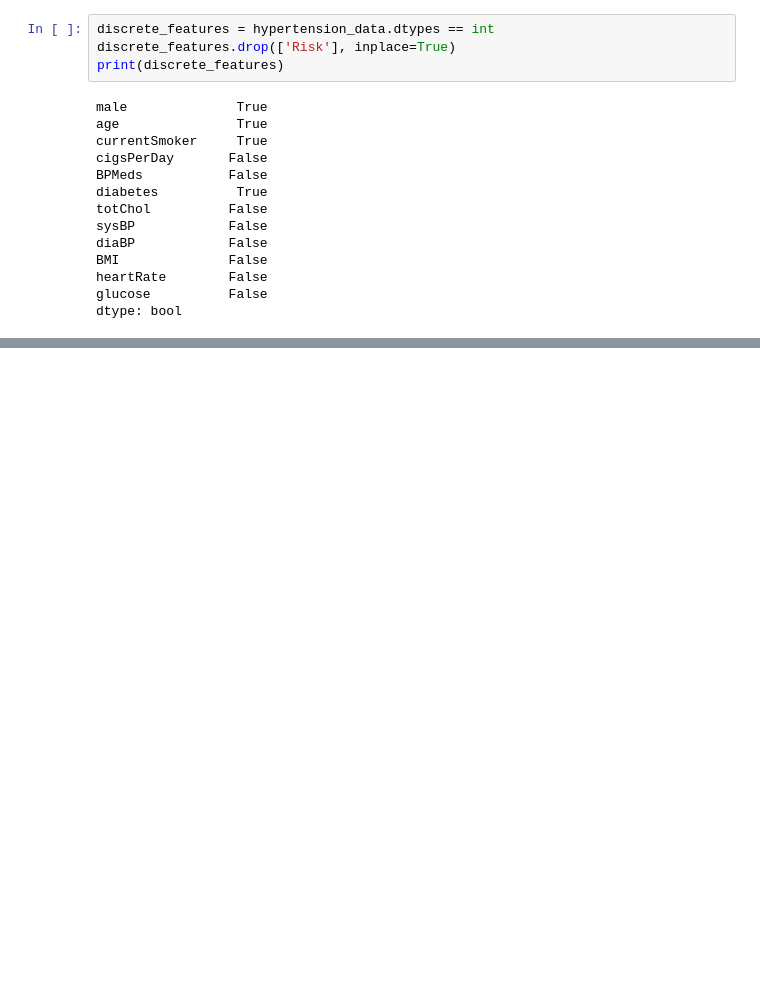
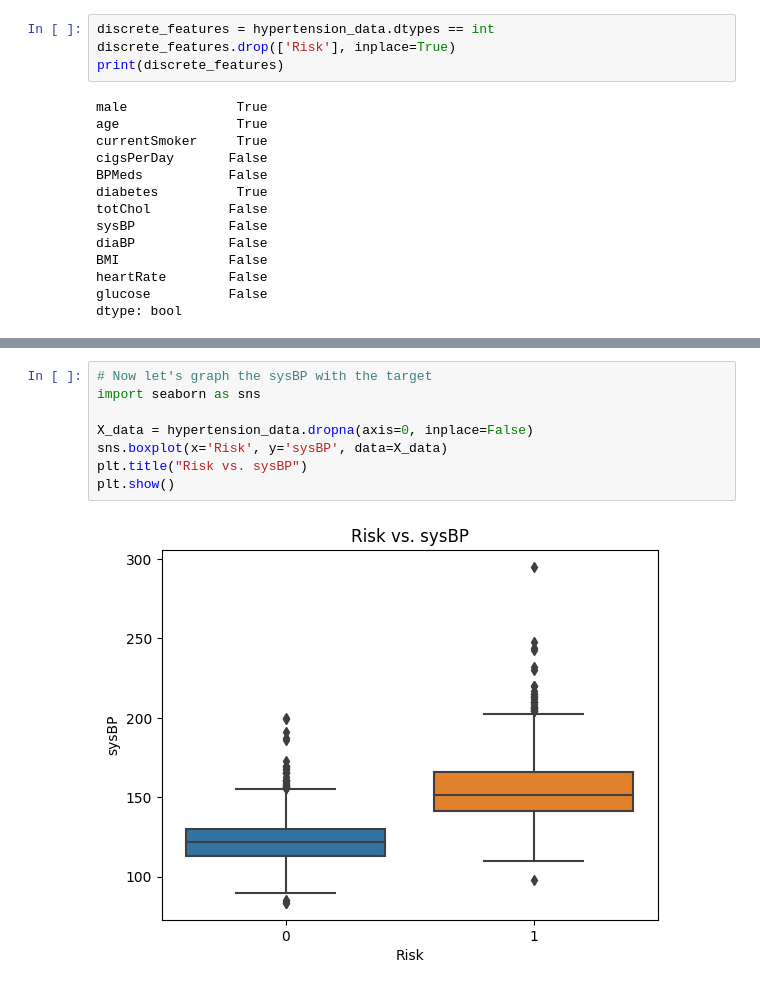
Before and after one commit to yersel500/hypertension_prediction, a Jupyter notebook: hypertension_prediction.ipynb, the cells around one changed output, grey strips where cells are left out. Saved outputs shown, nothing was run; the diff lists cells and outputs as text; blank space fills up the shorter version.

```diff
--- a/hypertension_prediction.ipynb
+++ b/hypertension_prediction.ipynb
@@ -265,0 +247,10 @@ plot_mi_scores(mi_scores)
+# %%
+# Now let's graph the sysBP with the target
+import seaborn as sns
+
+X_data = hypertension_data.dropna(axis=0, inplace=False)
+sns.boxplot(x='Risk', y='sysBP', data=X_data)
+plt.title("Risk vs. sysBP")
+plt.show()
+# %% [output]
+[figure, added]
```
Also changed, not shown: parts of 8 cells of this notebook.
